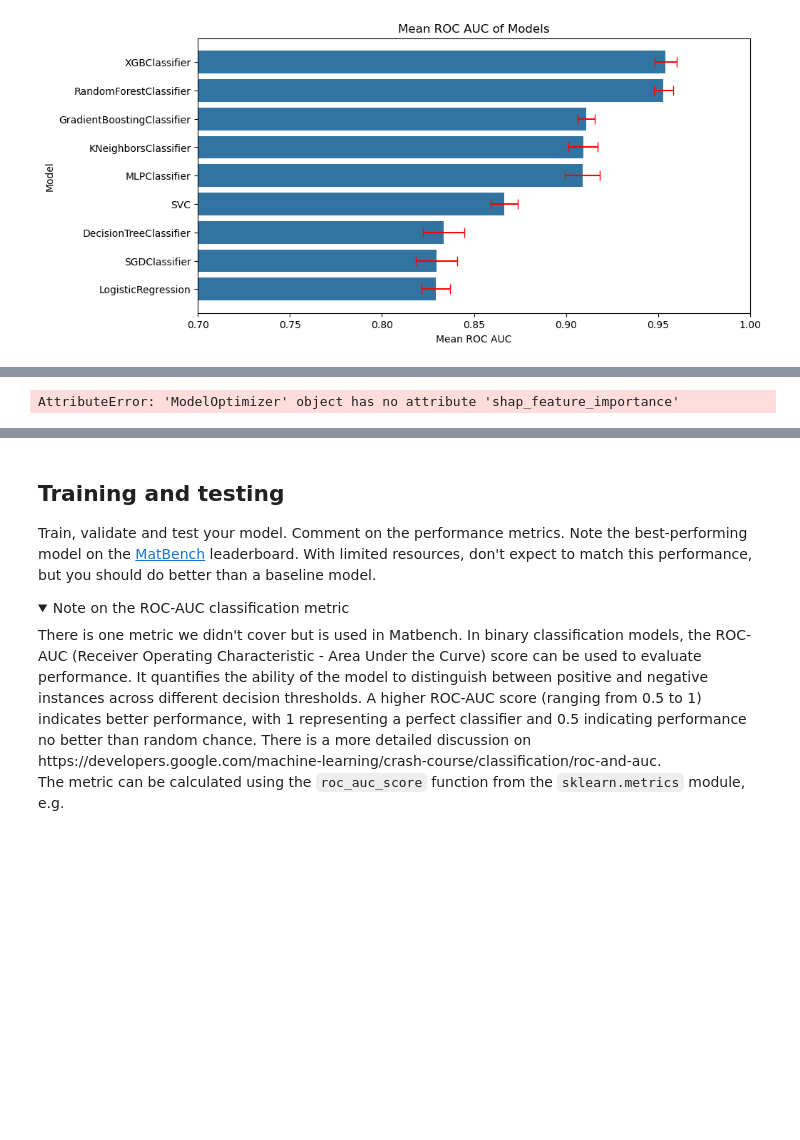
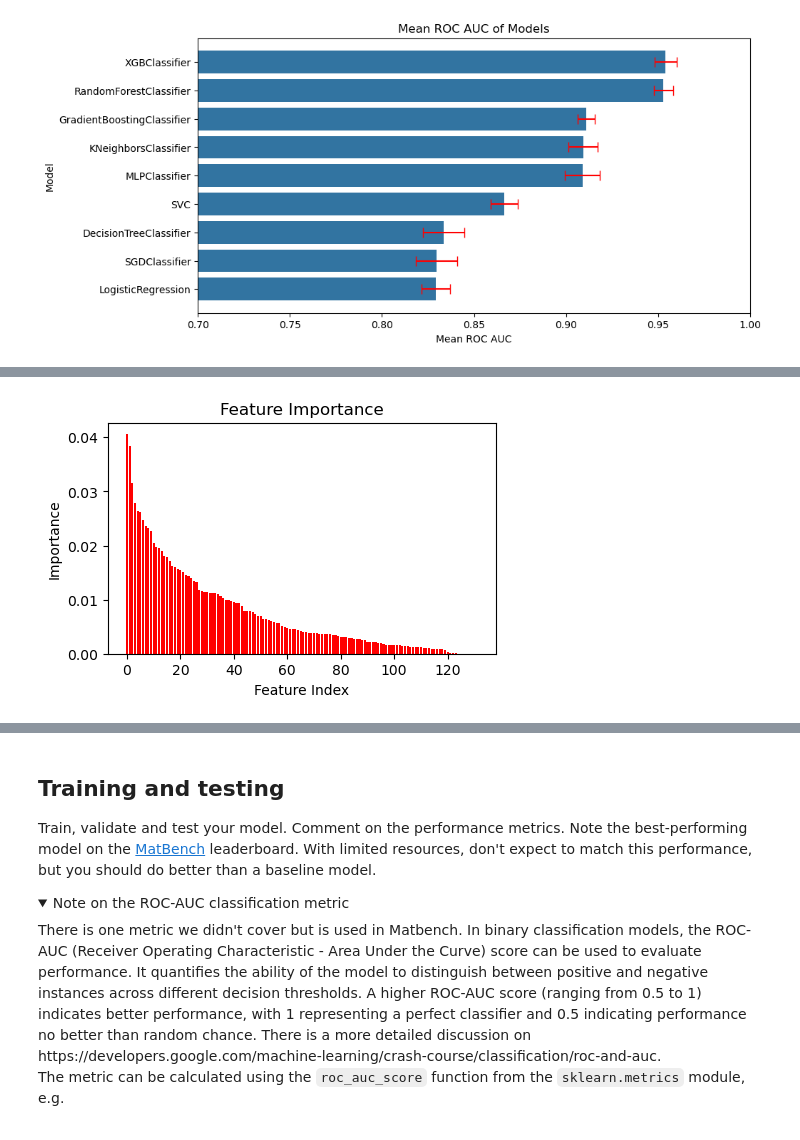
Before and after one commit to abhi0raj/Amorphous-classifier, a Jupyter notebook: main.ipynb, the cells around one changed output, grey strips where cells are left out. Drawn from its saved outputs; the diff is of its cells as text; code cells hidden in the pictures; folded sections open; blank space fills up the shorter version.

Commit message:
Added feature importance

```diff
--- a/main.ipynb
+++ b/main.ipynb
@@ -516,16 +496,20 @@ class ModelOptimizer:
 # %%
 # Example classifier and parameter grid
 from sklearn.ensemble import RandomForestClassifier
+warnings.filterwarnings("ignore")
 
 classifier = RandomForestClassifier()
 
 param_grid = {
-    'n_estimators': [100, 400, 500, 600],
-    'max_depth': [1, 5, 9],
-    'min_samples_split': [2, 3, 4],
-    'min_samples_leaf': [1, 2, 5],
+    'n_estimators': [300, 400, 500],
+    'max_depth': [9],
+    'min_samples_split': [2],
+    'min_samples_leaf': [1],
     'bootstrap': [True, False]
 }
+
+{'bootstrap': False, 'max_depth': 9, 'min_samples_leaf': 1, 'min_samples_split': 2, 'n_estimators': 500}
+
 
 #split with balanced classes
 X_train, X_test, y_train, y_test = train_test_split(X, y, test_size=0.2, random_state=42, stratify=y)
@@ -534,8 +518,5 @@ X_train, X_test, y_train, y_test = train_test_split(X, y, test_size=0.2, random_
 model_optimizer = ModelOptimizer(classifier, param_grid)
 model_optimizer.fit(X_train, y_train)
 model_optimizer.evaluate(X_test, y_test)
-print(model_optimizer.get_best_params())
-
-import warnings
-warnings.filterwarnings("ignore")
+print(f"The best parameters are {model_optimizer.get_best_params()}")
 # %% [output]
@@ -609,4 +541,0 @@ weighted avg       0.89      0.89      0.89      1136
-# %%
-test_mod = model_optimizer.shap_feature_importance(X_test)
-# %% [output]
-AttributeError: 'ModelOptimizer' object has no attribute 'shap_feature_importance'
@@ -666,0 +542,21 @@ shap.decision_plot(expected_value, shap_values, plot_data, link='logit' , legend
+# %%
+
+importances = model_optimizer.best_model.feature_importances_
+
+# Get the indices that would sort the importances array from largest to smallest
+indices = np.argsort(importances)[::-1]
+
+# Create a figure and axis for the plot
+fig, ax = plt.subplots(figsize=(5, 3))
+
+# Create a bar plot of the feature importance
+ax.bar(range(X.shape[1]), importances[indices], color="r", align="center")
+
+# Set the labels
+ax.set_xlabel("Feature Index")
+ax.set_title("Feature Importance")
+ax.set_ylabel("Importance")
+
+plt.show()
+# %% [output]
+[figure, added]
```
Also changed, not shown: parts of 14 cells of this notebook, 1 other file.
